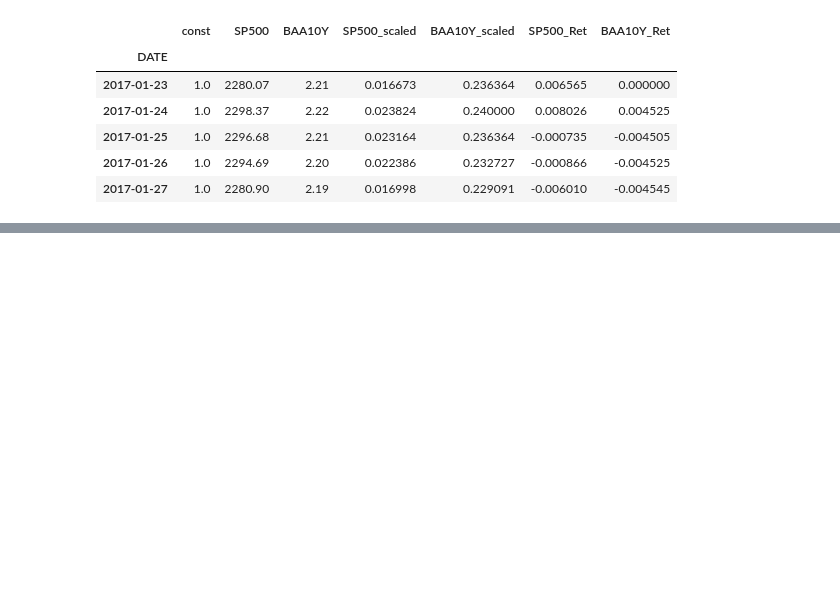
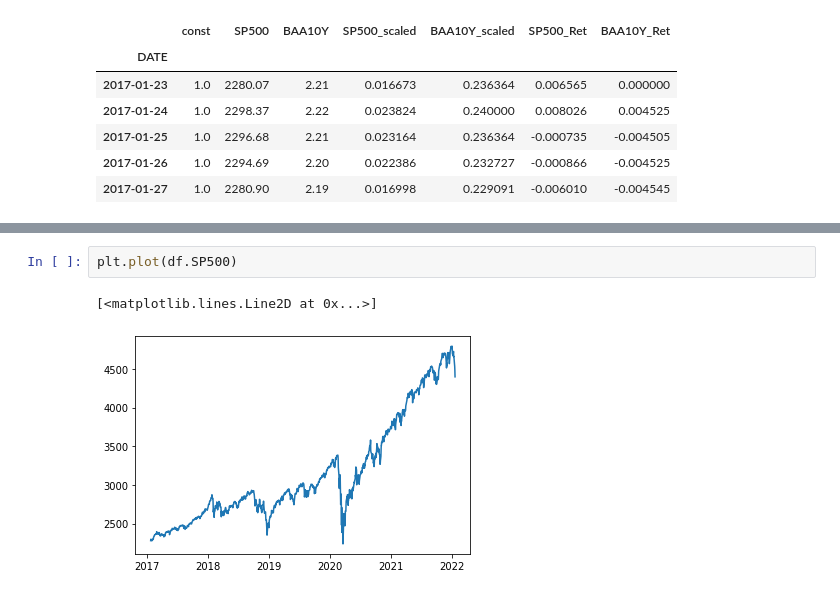
Before and after one commit to flyin01/dc, a Jupyter notebook: time_series_analysis.ipynb, the cells around one changed output, grey strips where cells are left out. Cells and saved outputs as stored; diff of their text form; blank space fills up the shorter version.

```diff
--- a/time_series_analysis.ipynb
+++ b/time_series_analysis.ipynb
@@ -979,0 +1005,5 @@ TBD
+# %%
+plt.plot(df.SP500)
+# %% [output]
+[<matplotlib.lines.Line2D at 0x...>]
+[figure, added]
```
Also changed, not shown: parts of 16 cells of this notebook.
